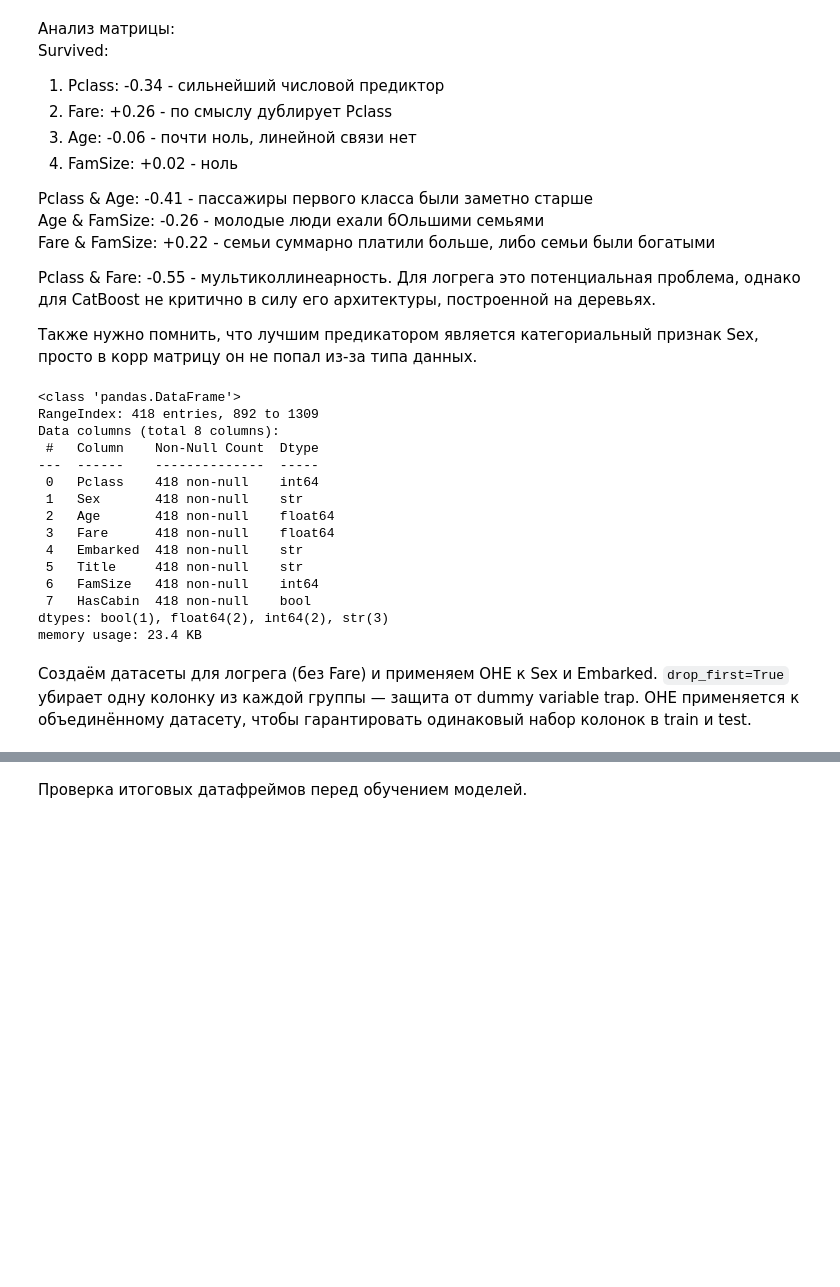
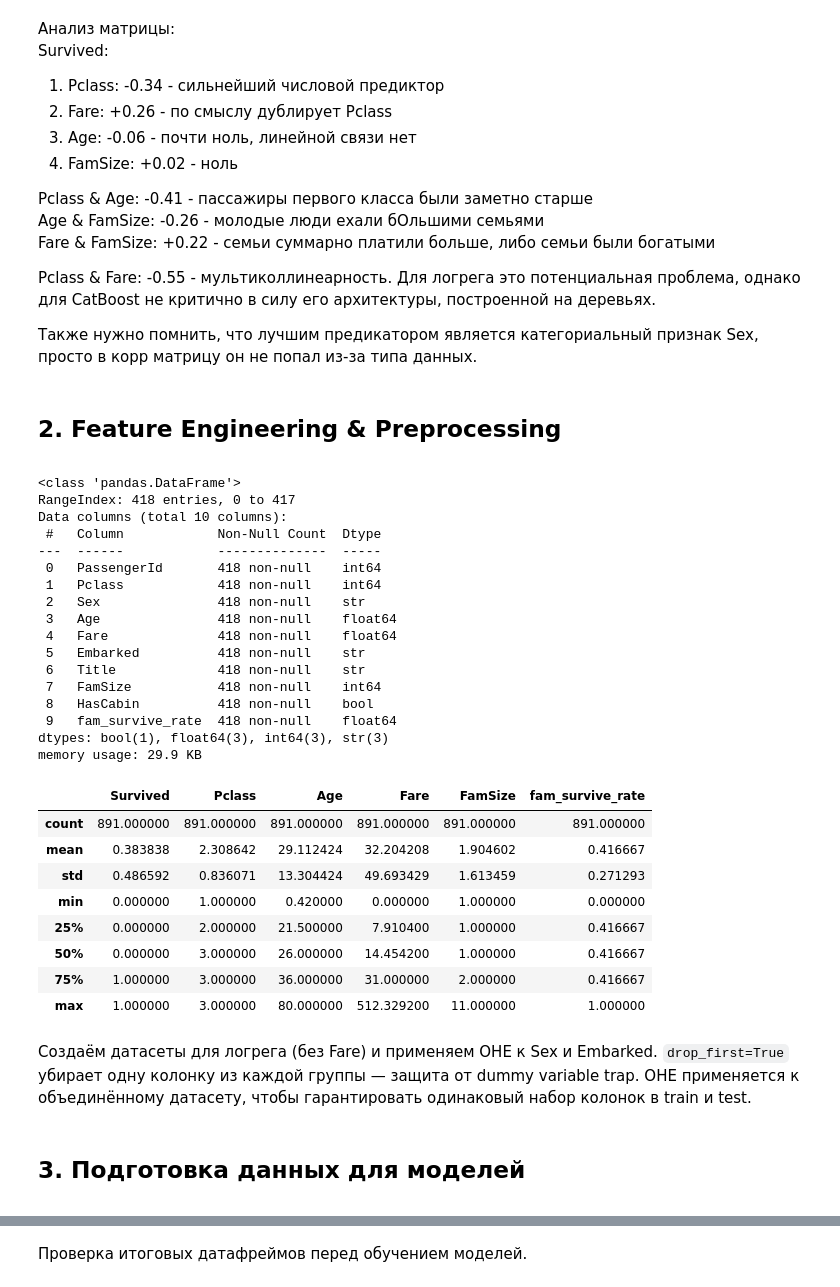
Before and after one commit to Zener12/Titanic, a Jupyter notebook: titanic.ipynb, the cells around one changed output, grey strips where cells are left out. Cells and saved outputs as stored; diff of their text form; code cells hidden in the pictures; blank space fills up the shorter version.

```diff
--- a/titanic.ipynb
+++ b/titanic.ipynb
@@ -277,53 +291,76 @@ Fare & FamSize: +0.22 - семьи суммарно платили больше,
 Pclass & Fare: -0.55 - мультиколлинеарность. Для логрега это потенциальная проблема, однако для CatBoost не критично в силу его архитектуры, построенной на деревьях.
 
 Также нужно помнить, что лучшим предикатором является категориальный признак Sex, просто в корр матрицу он не попал из-за типа данных.
+# %% [markdown]
+## 2. Feature Engineering & Preprocessing
+<a id="preprocessing"></a>
 # %%
 # Сохраняем медианы из train — применяем к test, чтобы избежать data leakage
 age_medians = train_df.groupby(['Pclass', 'Sex'])['Age'].median()
 
 title_mapping = {
     'Mr': 'Mr', 'Miss': 'Miss', 'Mrs': 'Mrs', 'Master': 'Master',
     'Mlle': 'Miss', 'Ms': 'Miss', 'Mme': 'Mrs',
-    'Rare': ['Dr', 'Rev', 'Major', 'Mlle', 'Col', 'Don', 'Mme', 'Ms', 'Lady', 'Sir', 'Capt', 'the Countess', 'Jonkheer']
 }
 
 # Применяем все преобразования к test_df
 test_df['Title'] = test_df['Name'].str.split(',').str[1].str.split('.').str[0].str.strip()
 test_df['Title'] = test_df['Title'].map(title_mapping).fillna('Rare')
 
 test_df['Age'] = test_df.apply(
     lambda row: age_medians[row['Pclass'], row['Sex']] if pd.isna(row['Age']) else row['Age'],
     axis=1
 )
 test_df['Embarked'] = test_df['Embarked'].fillna(train_df['Embarked'].mode()[0])
 test_df['Fare'] = test_df['Fare'].fillna(train_df['Fare'].median())
 test_df['FamSize'] = test_df['SibSp'] + test_df['Parch'] + 1
-test_df.drop(columns=['SibSp', 'Parch'], inplace=True)
 test_df['HasCabin'] = ~test_df['Cabin'].isna()
-test_df.drop(columns=['Cabin'], inplace=True)
-test_df.drop(columns=['Name', 'Ticket'], inplace=True)
+
+rates_df = rates.reset_index()
+rates_df = rates_df.rename(columns={'Survived': 'fam_survive_rate'})
+test_df['Surname'] = test_df['Name'].str.split().str[0]
+test_df = test_df.reset_index()
+test_df = test_df.merge(rates_df, how='left', on=['Surname', 'Pclass', 'FamSize'])
+test_df['fam_survive_rate'] = test_df['fam_survive_rate'].fillna(train_df['fam_survive_rate'].mean())
+
+test_df.drop(columns=['SibSp', 'Parch', 'Cabin', 'Name', 'Ticket', 'Surname'], inplace=True)
 
 test_df.info()
+train_df.describe()
 # %% [output]
 <class 'pandas.DataFrame'>
-RangeIndex: 418 entries, 892 to 1309
-Data columns (total 8 columns):
- #   Column    Non-Null Count  Dtype
----  ------    --------------  -----
- 0   Pclass    418 non-null    int64
- 1   Sex       418 non-null    str
- 2   Age       418 non-null    float64
- 3   Fare      418 non-null    float64
- 4   Embarked  418 non-null    str
- 5   Title     418 non-null    str
- 6   FamSize   418 non-null    int64
- 7   HasCabin  418 non-null    bool
-dtypes: bool(1), float64(2), int64(2), str(3)
-memory usage: 23.4 KB
+RangeIndex: 418 entries, 0 to 417
+Data columns (total 10 columns):
+ #   Column            Non-Null Count  Dtype
+---  ------            --------------  -----
+ 0   PassengerId       418 non-null    int64
+ 1   Pclass            418 non-null    int64
+ 2   Sex               418 non-null    str
+ 3   Age               418 non-null    float64
+ 4   Fare              418 non-null    float64
+ 5   Embarked          418 non-null    str
+ 6   Title             418 non-null    str
+ 7   FamSize           418 non-null    int64
+ 8   HasCabin          418 non-null    bool
+ 9   fam_survive_rate  418 non-null    float64
+dtypes: bool(1), float64(3), int64(3), str(3)
+memory usage: 29.9 KB
+|  | Survived | Pclass | Age | Fare | FamSize | fam_survive_rate |
+| count | 891.000000 | 891.000000 | 891.000000 | 891.000000 | 891.000000 | 891.000000 |
+| mean | 0.383838 | 2.308642 | 29.112424 | 32.204208 | 1.904602 | 0.416667 |
+| std | 0.486592 | 0.836071 | 13.304424 | 49.693429 | 1.613459 | 0.271293 |
+| min | 0.000000 | 1.000000 | 0.420000 | 0.000000 | 1.000000 | 0.000000 |
+| 25% | 0.000000 | 2.000000 | 21.500000 | 7.910400 | 1.000000 | 0.416667 |
+| 50% | 0.000000 | 3.000000 | 26.000000 | 14.454200 | 1.000000 | 0.416667 |
+| 75% | 1.000000 | 3.000000 | 36.000000 | 31.000000 | 2.000000 | 0.416667 |
+| max | 1.000000 | 3.000000 | 80.000000 | 512.329200 | 11.000000 | 1.000000 |
 # %% [markdown]
 Создаём датасеты для логрега (без Fare) и применяем OHE к Sex и Embarked.
 `drop_first=True` убирает одну колонку из каждой группы — защита от dummy variable trap.
 OHE применяется к объединённому датасету, чтобы гарантировать одинаковый набор колонок в train и test.
+# %% [markdown]
+## 3. Подготовка данных для моделей
+<a id="data-prep"></a>
 # %%
 train_lr = train_df.drop(columns=['Fare'])
 test_lr = test_df.copy()
```
Also changed, not shown: parts of 30 cells of this notebook, 2 other files.
